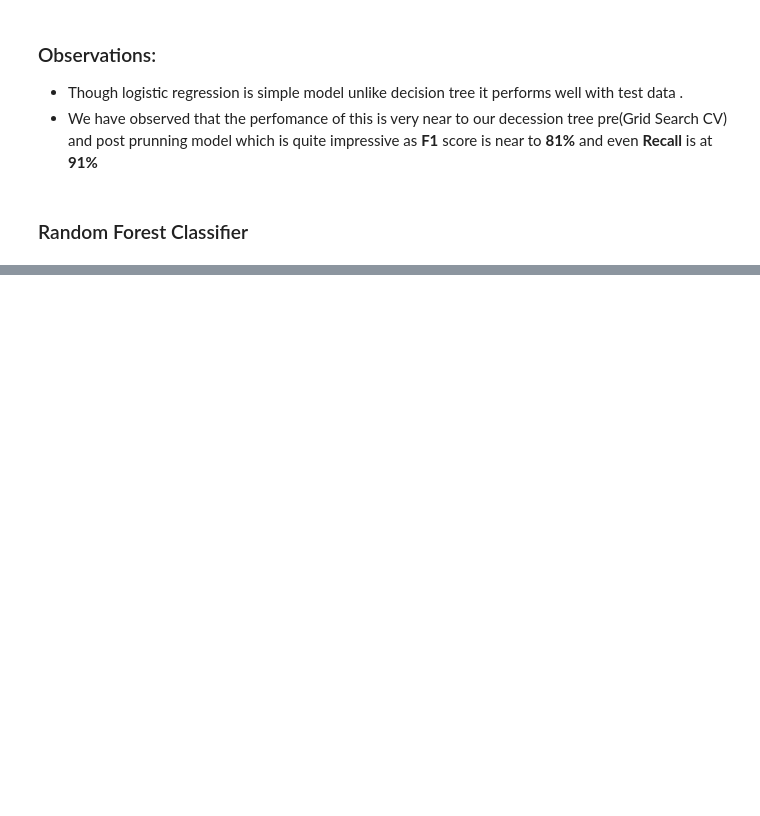
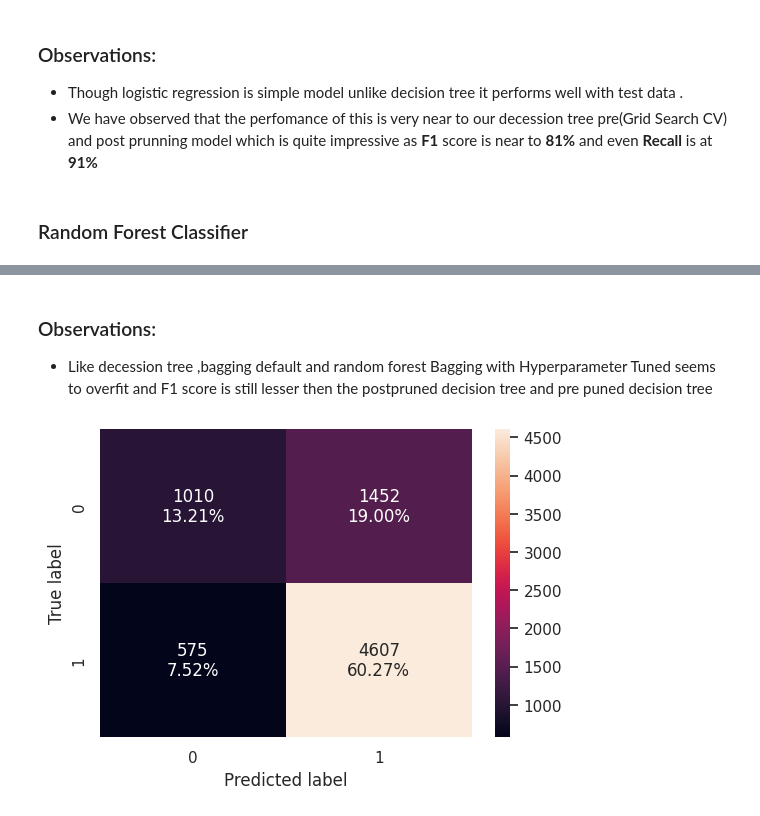
Before and after one commit to Rajesh2015/easy-visa, a Jupyter notebook: easy-visa-solution.ipynb, the cells around one changed output, grey strips where cells are left out. Cells and saved outputs as stored; diff of their text form; code cells hidden in the pictures; blank space fills up the shorter version.

```diff
--- a/easy-visa-solution.ipynb
+++ b/easy-visa-solution.ipynb
@@ -1812,0 +1863,22 @@ compare_model_performance(train_performance_log,test_performance_log,model_names
+# %%
+# Choose the type of classifier.
+bagging_estimator_tuned = BaggingClassifier(random_state=1)
+
+# Grid of parameters to choose from
+## add from article
+parameters = {'max_samples': [0.7,0.8,0.9,1],
+              'max_features': [0.7,0.8,0.9,1],
+              'n_estimators' : [10,20,30,40,50],
+             }
+
+
+
+# Run the grid search
+grid__bagging_obj = GridSearchCV(bagging_estimator_tuned, parameters, scoring='f1',cv=4)
+grid__bagging_obj = grid__bagging_obj.fit(X_train, y_train)
+
+# Set the clf to the best combination of parameters
+bagging_estimator_tuned = grid__bagging_obj.best_estimator_
+# %%
+# Fit the best algorithm to the data.
+bagging_estimator_tuned.fit(X_train, y_train)
@@ -1812,0 +1910,7 @@ compare_model_performance(train_performance_log,test_performance_log,model_names
+# %% [markdown]
+### Observations:
+- Like decession tree ,bagging default and random forest Bagging with Hyperparameter Tuned seems to overfit and F1 score is still lesser then the postpruned decision tree and pre puned decision tree
+# %%
+confusion_matrix_sklearn(bagging_estimator_tuned, X_test, y_test)
+# %% [output]
+[figure, added]
```
Also changed, not shown: parts of 9 cells of this notebook.
